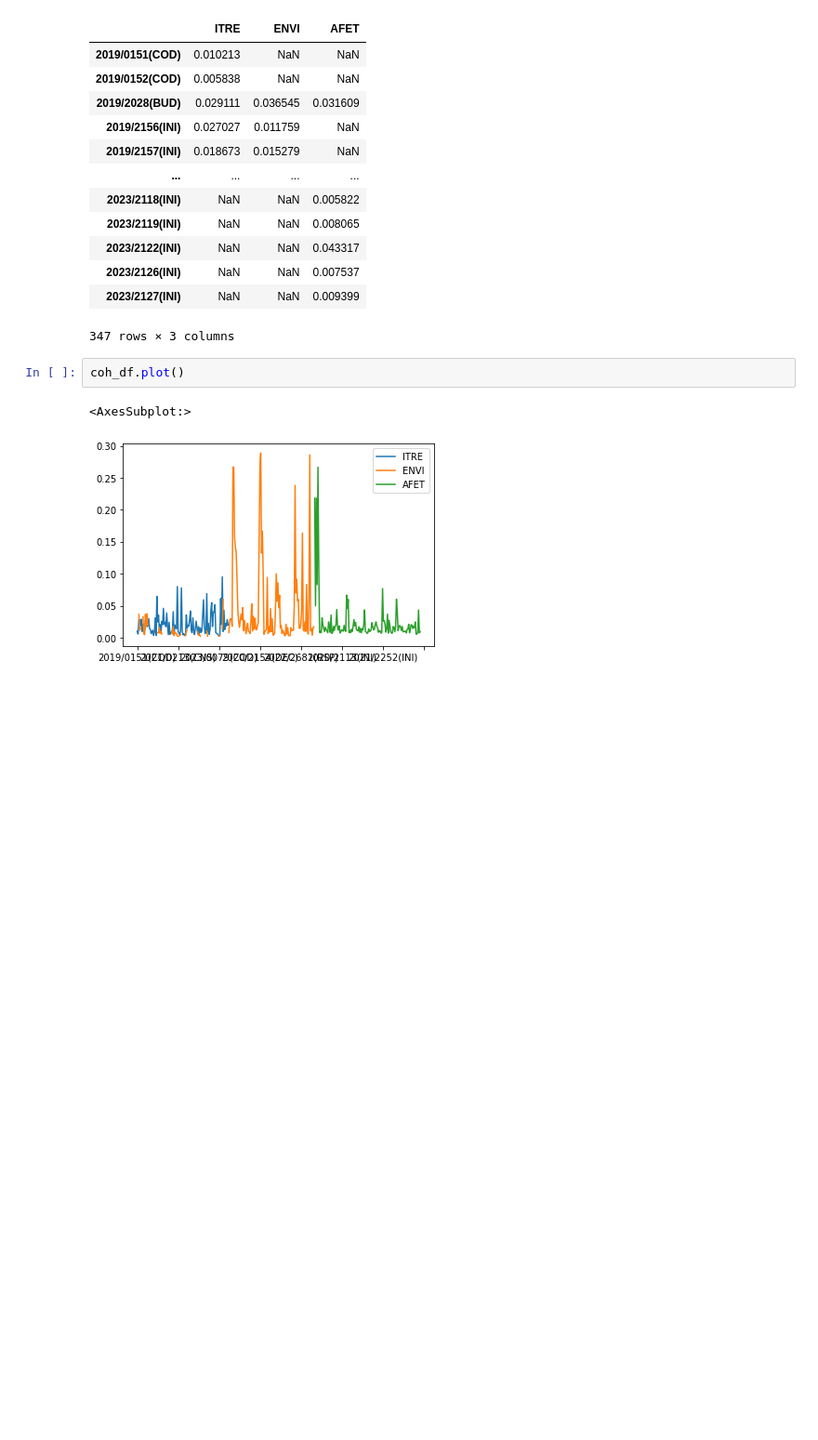
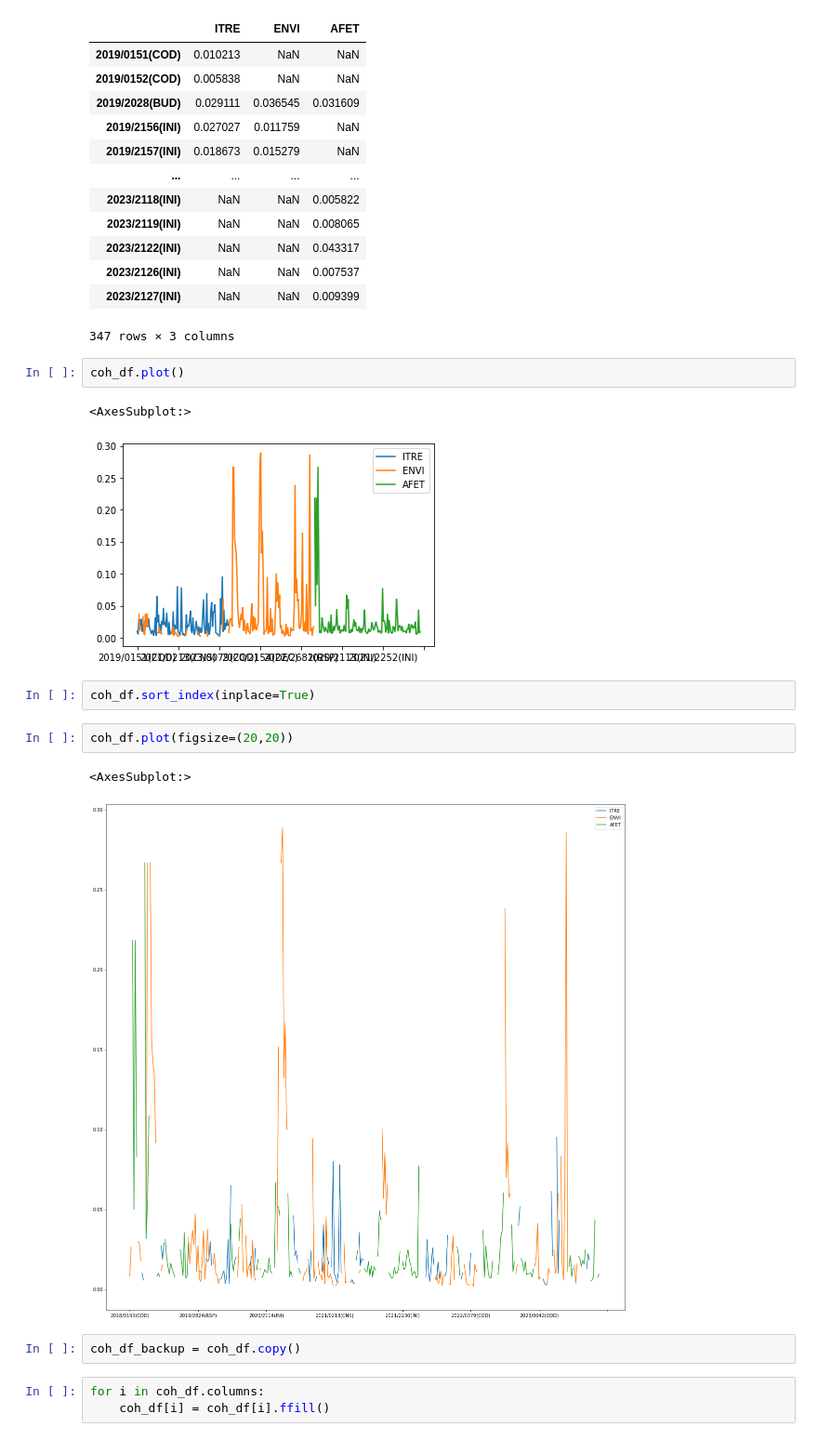
Before and after one commit to maritsm/temalabor-2023, a Jupyter notebook: splitbigboy.ipynb, the cells around one changed output. Shown at 93% size. Cells and saved outputs as stored; diff of their text form; blank space fills up the shorter version.

```diff
--- a/splitbigboy.ipynb
+++ b/splitbigboy.ipynb
@@ -94,3 +94,15 @@ coh_df.plot()
 # %% [output]
 <AxesSubplot:>
 [figure]
+# %%
+coh_df.sort_index(inplace=True)
+# %%
+coh_df.plot(figsize=(20,20))
+# %% [output]
+<AxesSubplot:>
+[figure, added]
+# %%
+coh_df_backup = coh_df.copy()
+# %%
+for i in coh_df.columns:
+    coh_df[i] = coh_df[i].ffill()
```
Also changed, not shown: parts of 1 cell of this notebook, 1 other file.
